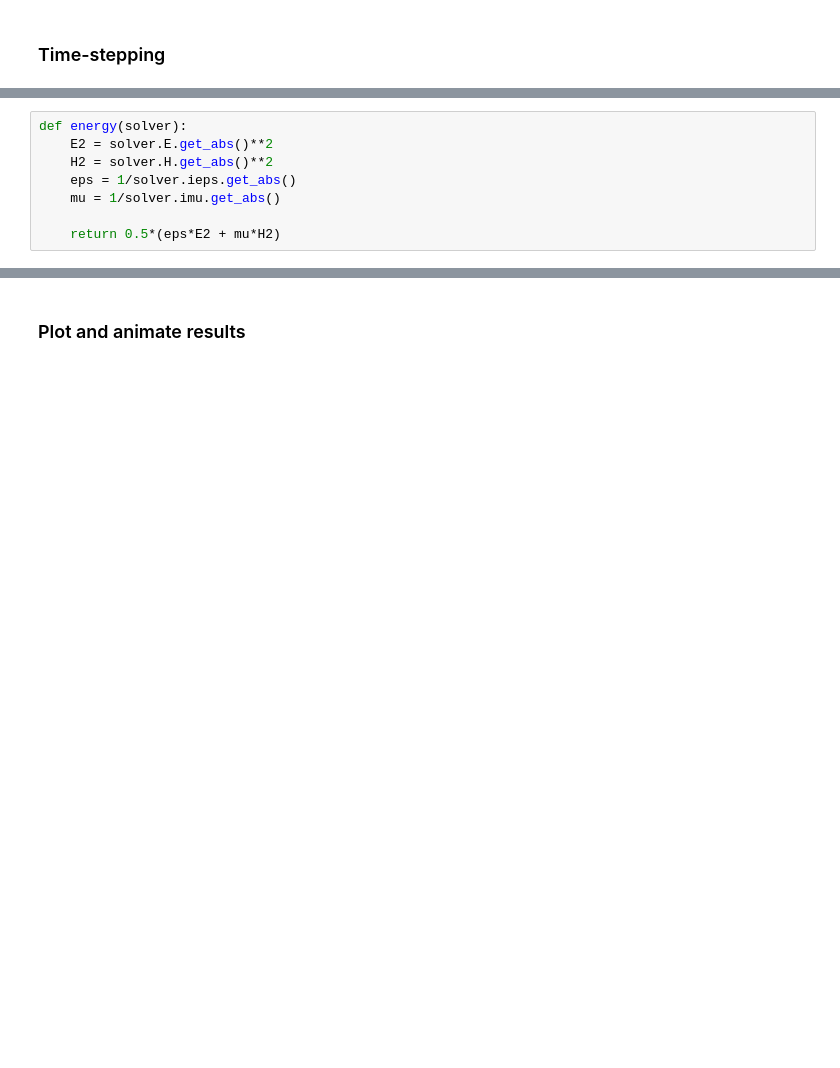
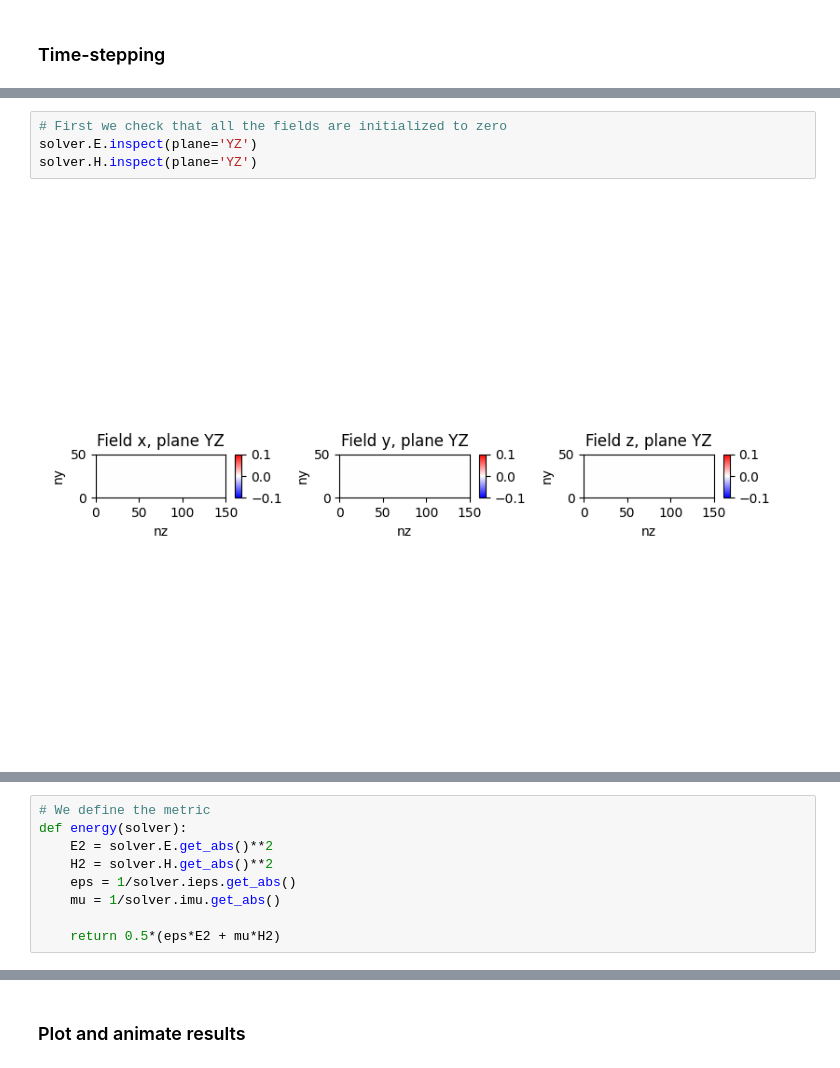
Before and after one commit to ImpedanCEI/wakis, a Jupyter notebook: notebooks/001_dielectric_barriers.ipynb, the cells around one changed output, grey strips where cells are left out. Drawn from its saved outputs; the diff is of its cells as text; blank space fills up the shorter version.

```diff
--- a/notebooks/001_dielectric_barriers.ipynb
+++ b/notebooks/001_dielectric_barriers.ipynb
@@ -117,0 +135,6 @@ solver.H.inspect()
+# %%
+# First we check that all the fields are initialized to zero
+solver.E.inspect(plane='YZ')
+solver.H.inspect(plane='YZ')
+# %% [output]
+[figure, added]
@@ -118,4 +142,5 @@ solver.H.inspect()
 # %%
+# We define the metric
 def energy(solver):
     E2 = solver.E.get_abs()**2
     H2 = solver.H.get_abs()**2
```
Also changed, not shown: parts of 13 cells of this notebook.
